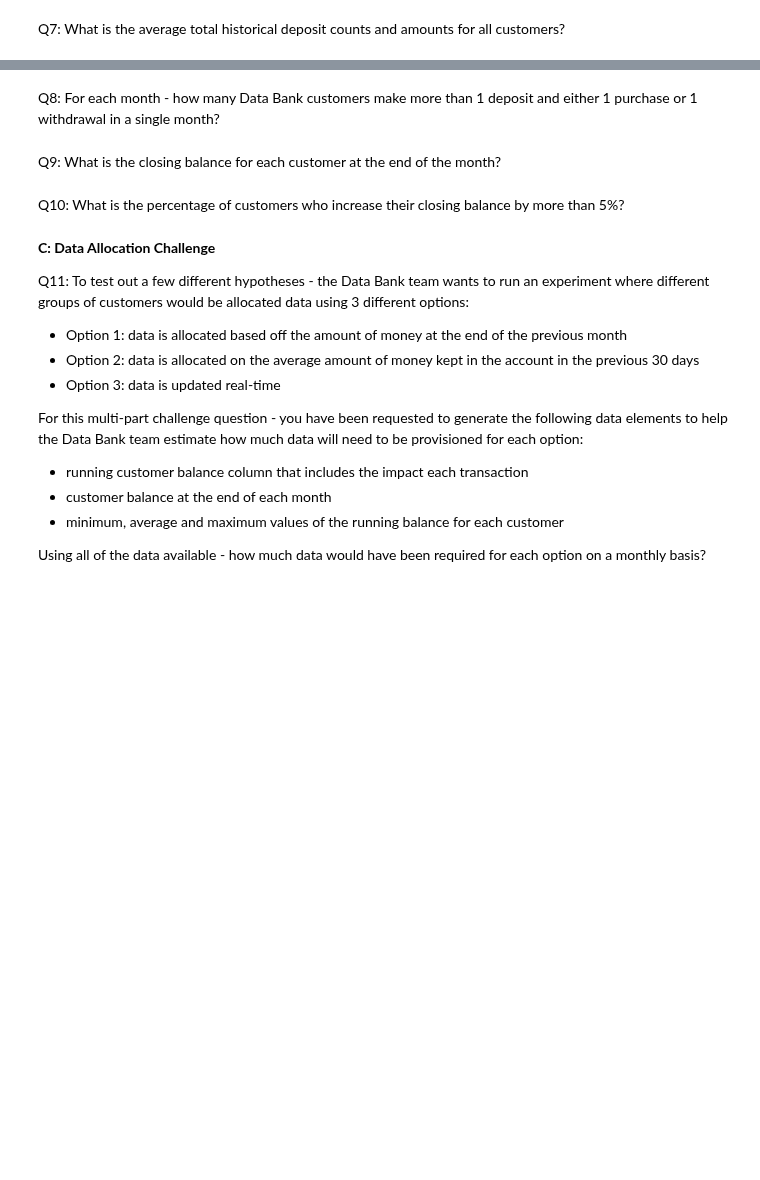
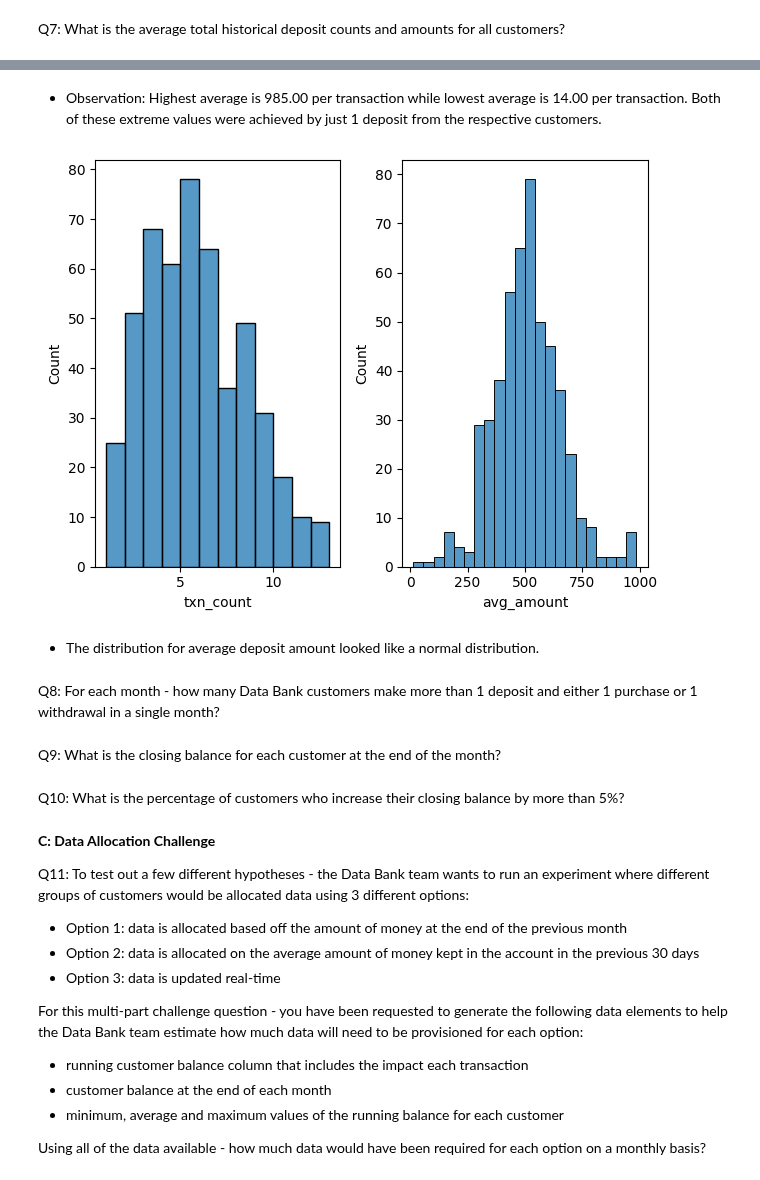
Before and after one commit to 20100215/8_Week_SQL_Challenge, a Jupyter notebook: Week 4 (Data Bank)/week4.ipynb, the cells around one changed output, grey strips where cells are left out. Drawn from its saved outputs; the diff is of its cells as text; code cells hidden in the pictures; blank space fills up the shorter version.

```diff
--- a/Week 4 (Data Bank)/week4.ipynb
+++ b/Week 4 (Data Bank)/week4.ipynb
@@ -244,0 +277,12 @@ Q7: What is the average total historical deposit counts and amounts for all cust
+# %%
+q7b_df = query('''
+    SELECT
+        customer_id,
+        COUNT(customer_id) AS txn_count,
+        AVG(txn_amount) AS avg_amount
+    FROM data_bank.customer_transactions
+    WHERE txn_type = 'deposit'
+    GROUP BY customer_id
+    ORDER BY avg_amount DESC
+''')
+q7b_df
@@ -245,3 +303,16 @@ Q7: What is the average total historical deposit counts and amounts for all cust
+# %% [markdown]
+- Observation: Highest average is 985.00 per transaction while lowest average is 14.00 per transaction. Both of these extreme values were achieved by just 1 deposit from the respective customers.
+# %%
+fig, (a0, a1) = plt.subplots(1, 2, sharey=False)
+sns.histplot(data=q7b_df, x='txn_count', ax=a0)
+sns.histplot(data=q7b_df, x='avg_amount', ax=a1)
+plt.ticklabel_format(style='plain', axis='y')
+fig.tight_layout()
+plt.show()
+# %% [output]
+[figure, added]
+# %% [markdown]
+- The distribution for average deposit amount looked like a normal distribution.
 # %% [markdown]
 Q8: For each month - how many Data Bank customers make more than 1 deposit and either 1 purchase or 1 withdrawal in a single month?
 # %% [markdown]
```
Also changed, not shown: parts of 6 cells of this notebook.
